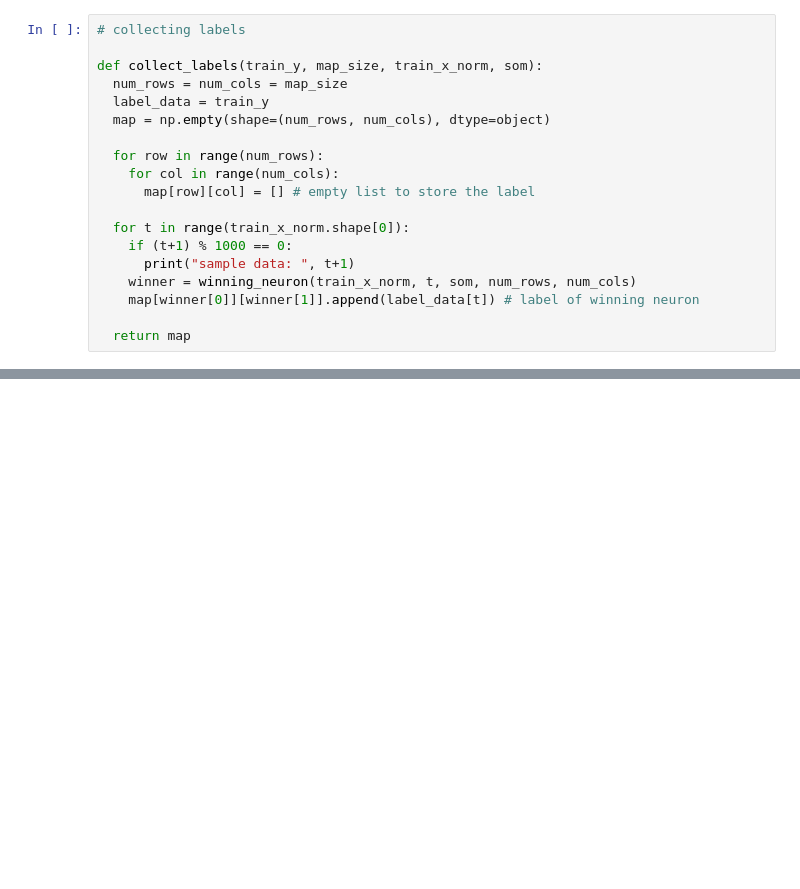
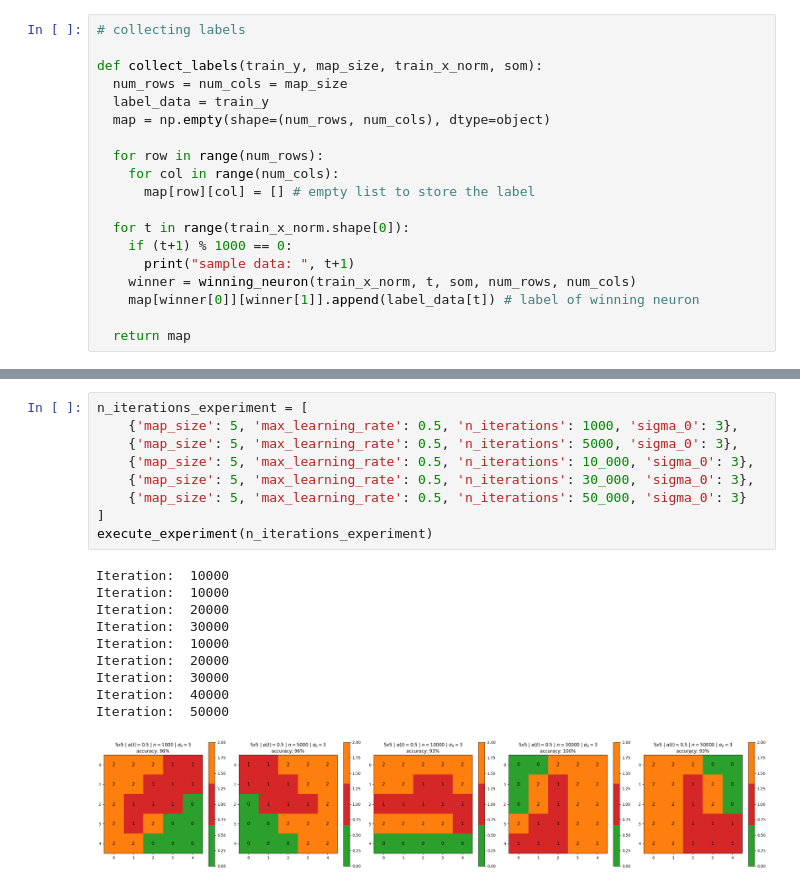
Before and after one commit to patrickpiresdev/data_science_uerj, a Jupyter notebook: Avaliacao2Kohonen.ipynb, the cells around one changed output, grey strips where cells are left out. Saved outputs shown, nothing was run; the diff lists cells and outputs as text; blank space fills up the shorter version.

```diff
--- a/Avaliacao2Kohonen.ipynb
+++ b/Avaliacao2Kohonen.ipynb
@@ -258,0 +227,20 @@ SOM training completed
+# %%
+n_iterations_experiment = [
+    {'map_size': 5, 'max_learning_rate': 0.5, 'n_iterations': 1000, 'sigma_0': 3},
+    {'map_size': 5, 'max_learning_rate': 0.5, 'n_iterations': 5000, 'sigma_0': 3},
+    {'map_size': 5, 'max_learning_rate': 0.5, 'n_iterations': 10_000, 'sigma_0': 3},
+    {'map_size': 5, 'max_learning_rate': 0.5, 'n_iterations': 30_000, 'sigma_0': 3},
+    {'map_size': 5, 'max_learning_rate': 0.5, 'n_iterations': 50_000, 'sigma_0': 3}
+]
+execute_experiment(n_iterations_experiment)
+# %% [output]
+Iteration:  10000
+Iteration:  10000
+Iteration:  20000
+Iteration:  30000
+Iteration:  10000
+Iteration:  20000
+Iteration:  30000
+Iteration:  40000
+Iteration:  50000
+[figure, added]
```
Also changed, not shown: parts of 8 cells of this notebook.
